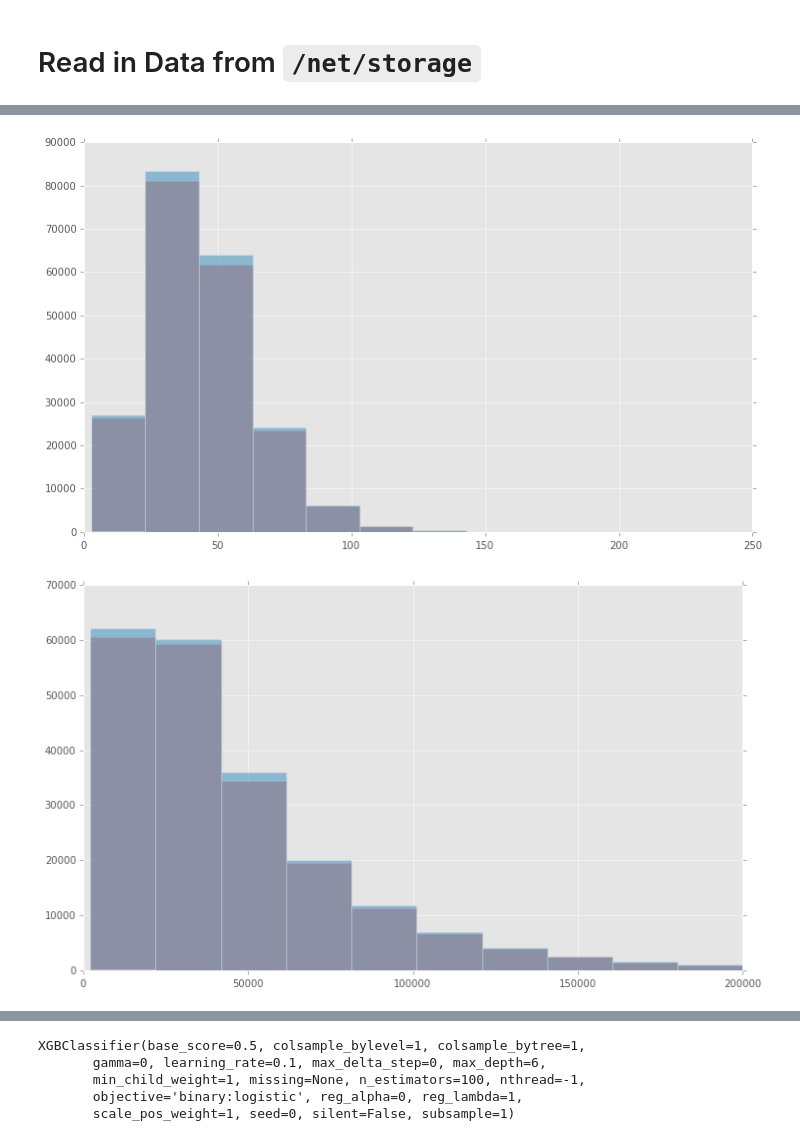
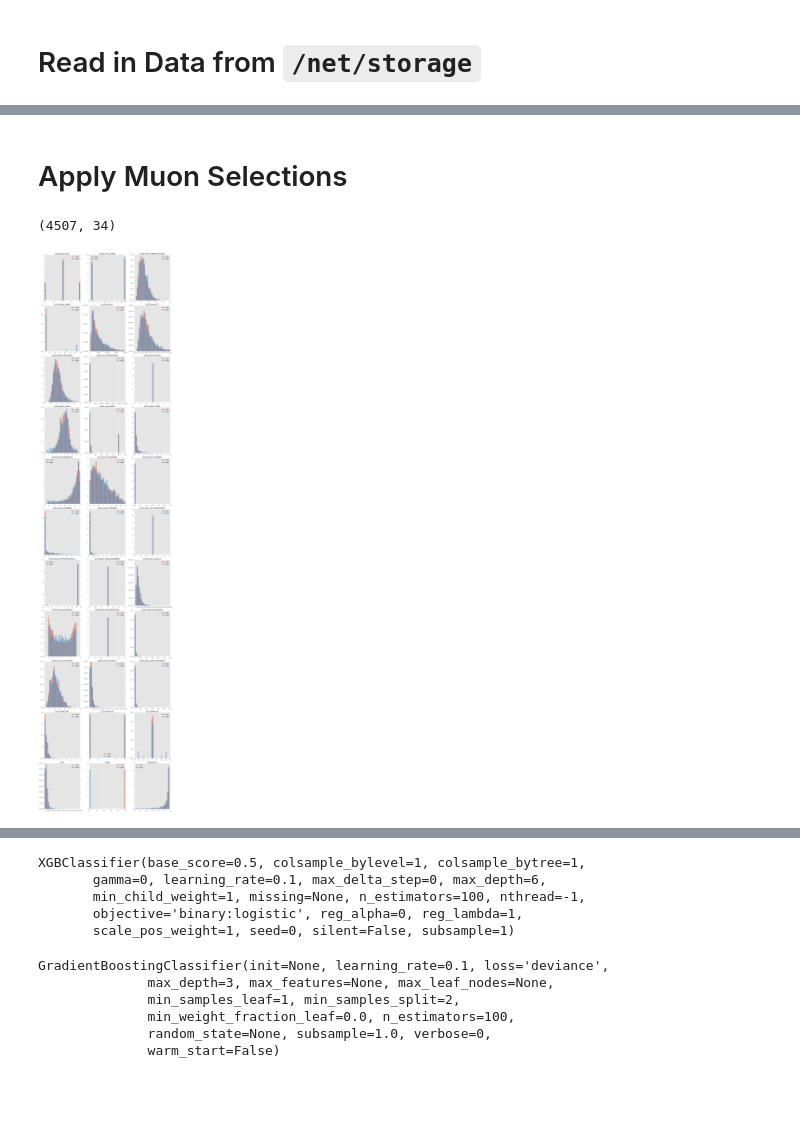
Before and after one commit to bixel/fttrainer, a Jupyter notebook: pandas-training-test.ipynb, the cells around one changed output, grey strips where cells are left out. Cells and saved outputs as stored; diff of their text form; code cells hidden in the pictures; blank space fills up the shorter version.

Commit message:
Better data preparation functions, updated notebook

```diff
--- a/pandas-training-test.ipynb
+++ b/pandas-training-test.ipynb
@@ -88,5 +78,5 @@ classic_MVA_features = [
 # %%
-classic_data = full_data[classic_MVA_features]
+classic_data = full_data[all_muon_features + ['target', 'SigYield_sw', 'B_ID']].copy(deep=True)
 labels = full_data.target
 # %%
 classic_data.describe()
@@ -103,9 +94,43 @@ classic_data.describe()
+# %%
+classic_data.replace([np.inf], 10000, inplace=True)
+classic_data.dropna(inplace=True)
+# %% [markdown]
+# Apply Muon Selections
+# %%
+classic_data = classic_data[
+    (classic_data.B_OS_Muon_P > 0)
+    & (classic_data.B_OS_Muon_PT > 500)
+    & (classic_data.B_OS_Muon_IsSignalDaughter == 0)
+#    & (classic_data.B_OS_Muon_phiDistance > 0.005)
+    & (classic_data.B_OS_Muon_MuonPIDIsMuon == 1)
+    & (classic_data.B_OS_Muon_TRCHI2DOF < 3)
+    & (classic_data['B_OS_Muon_BPVIPCHI2()'] > 0)
+    & (classic_data.B_OS_Muon_RecVertexIP > 0)
+    & (classic_data.B_OS_Muon_TRGHP < 0.4)
+    & (classic_data.B_OS_Muon_PROBNNmu > 0.35)
+    & (classic_data.B_OS_Muon_PROBNNpi < 0.8)
+    & (classic_data.B_OS_Muon_PROBNNe < 0.8)
+    & (classic_data.B_OS_Muon_PROBNNk < 0.8)
+    & (classic_data.B_OS_Muon_PROBNNp < 0.8)
+    & (classic_data.SigYield_sw > 0)
+]
+labels = classic_data.target
+# %%
+classic_data.shape
+# %% [output]
+(4507, 34)
 # %%
-for f in classic_data.columns:
-    _, bins = np.histogram(classic_data[f])
-    classic_data[labels==True][f].hist(bins=bins, alpha=0.5)
-    classic_data[labels==False][f].hist(bins=bins, alpha=0.5)
-    plt.show()
+ncols = 3
+nrows = np.ceil(len(classic_data.columns)/ncols)
+plt.figure(figsize=(16, nrows * 6))
+for i, f in enumerate(classic_data.columns):
+    plt.subplot(nrows, ncols, i+1)
+    _, bins = np.histogram(classic_data[f], 30)
+    classic_data[labels==True][f].hist(bins=bins, alpha=0.5, label='True', normed=True)
+    classic_data[labels==False][f].hist(bins=bins, alpha=0.5, label='False', normed=True)
+    plt.title(f[:32])
+    plt.legend(loc='best')
+plt.tight_layout()
+plt.show()
 # %% [output]
-[figure, old version]
+[figure, new version]
-[figure, removed]
@@ -132,5 +152,12 @@ preds = gbm.predict(test_data)
 score = roc_auc_score(test_labels, probas)
 # %%
 gb = GradientBoostingClassifier()
-gb.fit(train_data, train_labels)
+gb.fit(train_data[classic_MVA_features], train_labels)
+# %% [output]
+GradientBoostingClassifier(init=None, learning_rate=0.1, loss='deviance',
+              max_depth=3, max_features=None, max_leaf_nodes=None,
+              min_samples_leaf=1, min_samples_split=2,
+              min_weight_fraction_leaf=0.0, n_estimators=100,
+              random_state=None, subsample=1.0, verbose=0,
+              warm_start=False)
 # %%
```
Also changed, not shown: parts of 16 cells of this notebook, 2 other files.
